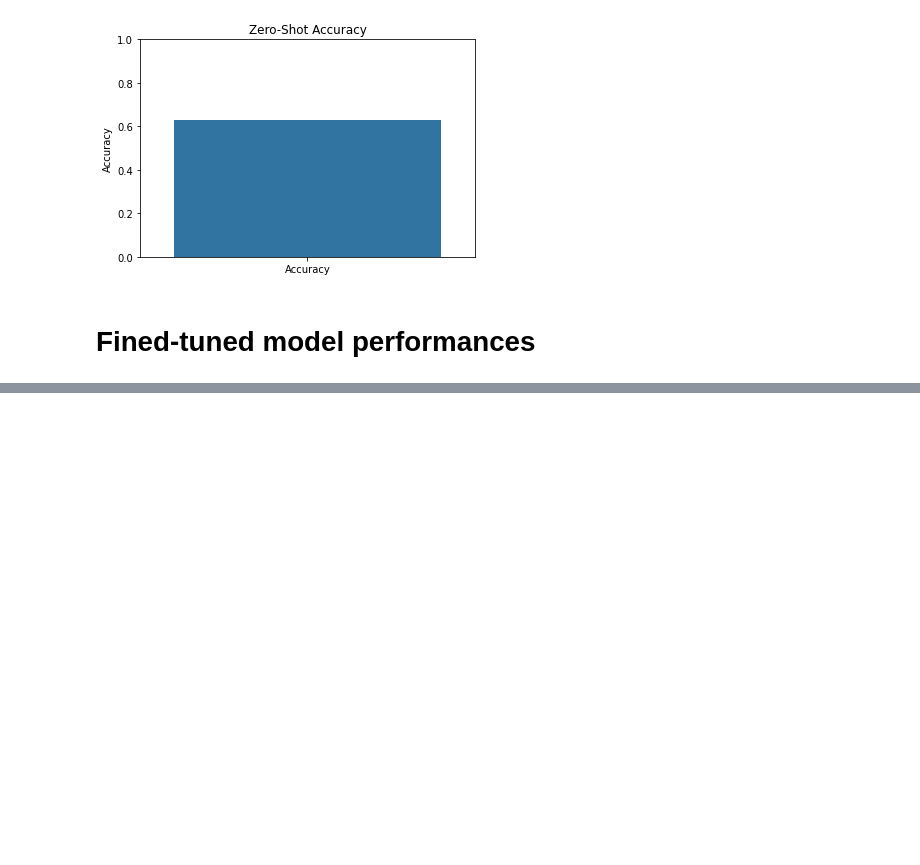
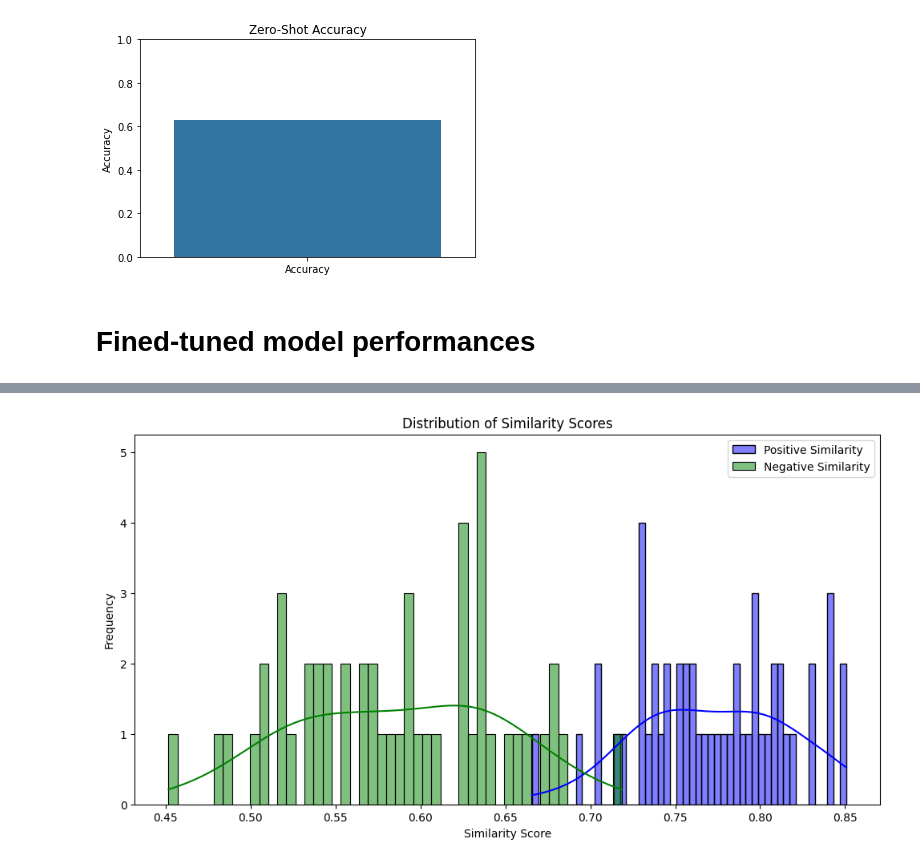
Before and after one commit to yohan-bornachot/bigpatent_text_embedding, a Jupyter notebook: data_analysis.ipynb, the cells around one changed output, grey strips where cells are left out. Drawn from its saved outputs; the diff is of its cells as text; code cells hidden in the pictures; blank space fills up the shorter version.

```diff
--- a/data_analysis.ipynb
+++ b/data_analysis.ipynb
@@ -343,0 +279,26 @@ OSError: ../outputs/2024_06_13-09h44_stella-base-en-v2/models/ does not appear t
+# %%
+import json
+import numpy as np
+import pandas as pd
+import pickle
+from transformers import AutoTokenizer, AutoModel
+data_path = "../data/dataset_big_patent_v1.json"
+split_path = "../data/indices_split.pkl"
+model_path = "../outputs/2024_06_13-15h13_stella-base-en-v2/models"
+model_name = "infgrad/stella-base-en-v2"
+
+# Load the tokenizer and model
+tokenizer = AutoTokenizer.from_pretrained(model_name)
+model = AutoModel.from_pretrained(model_path)
+
+# Load test dataset
+with open(split_path, 'rb') as pkl_file:
+    test_indices = pickle.load(pkl_file)['test_indices']
+query_list = [dataset[idx] for idx in test_indices]
+
+with open(data_path, 'r') as json_file:
+    dataset = json.load(json_file)
+df = pd.DataFrame(dataset)
+test_df = df.iloc[test_indices]
+# %%
+query_embeddings, positive_embeddings, negative_embeddings = do_zero_shot(tokenizer, model, test_df, batch_size=8)
@@ -343,0 +322,3 @@ OSError: ../outputs/2024_06_13-09h44_stella-base-en-v2/models/ does not appear t
+# %%
+metrics = compute_metrics(query_embeddings, positive_embeddings, negative_embeddings)
+metrics
@@ -343,0 +345,4 @@ OSError: ../outputs/2024_06_13-09h44_stella-base-en-v2/models/ does not appear t
+# %%
+visualize_similarity_distrib(metrics)
+# %% [output]
+[figure, added]
```
Also changed, not shown: parts of 16 cells of this notebook.
